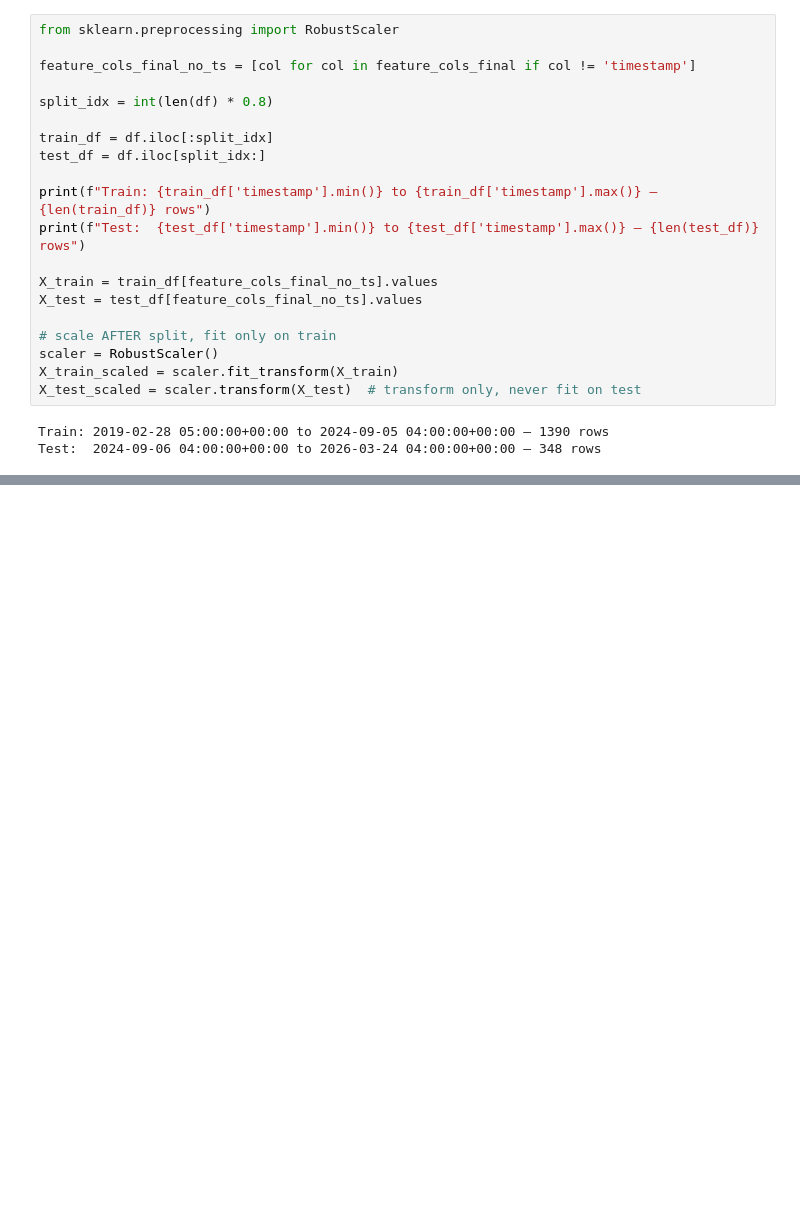
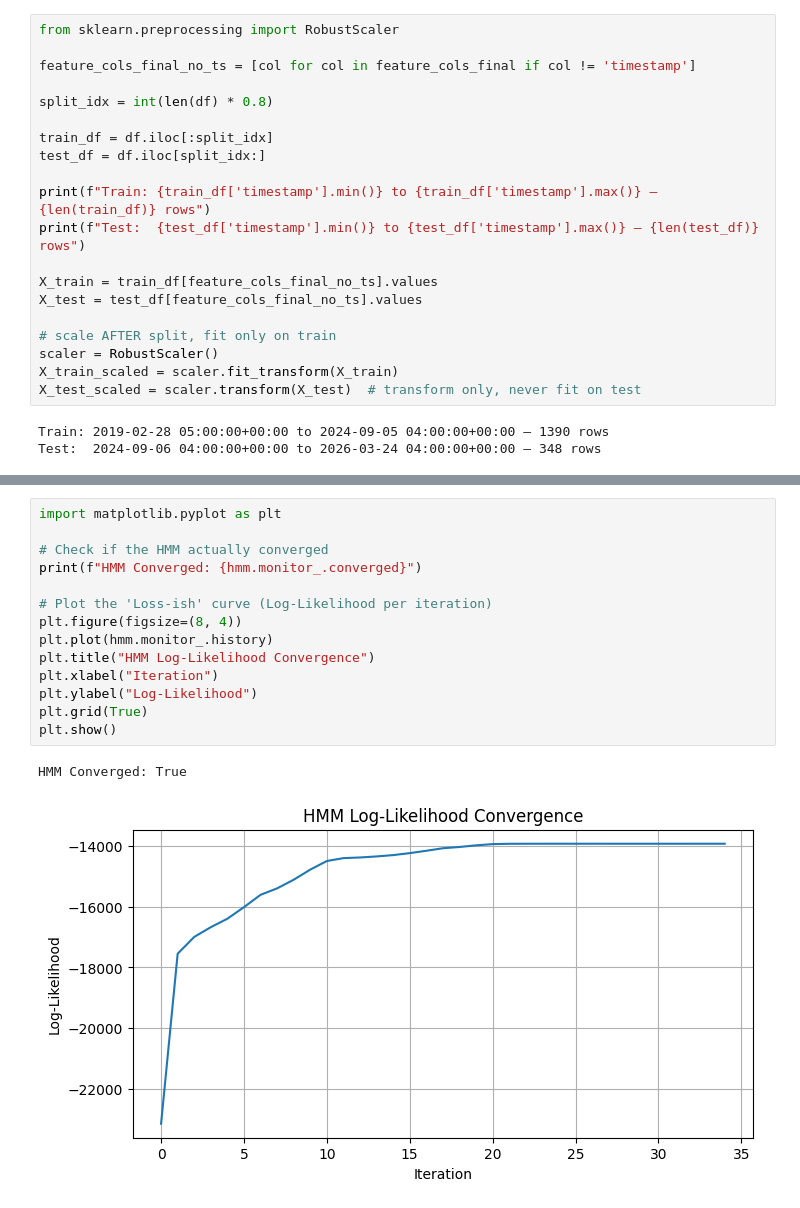
Before and after one commit to jaytar0/market-regime-signal-pipeline, a Jupyter notebook: eda/regime_modeling.ipynb, the cells around one changed output, grey strips where cells are left out. Drawn from its saved outputs; the diff is of its cells as text; blank space fills up the shorter version.

```diff
--- a/eda/regime_modeling.ipynb
+++ b/eda/regime_modeling.ipynb
@@ -569,0 +551,17 @@ Bull/Calm         0.0205      57.3
+# %%
+import matplotlib.pyplot as plt
+
+# Check if the HMM actually converged
+print(f"HMM Converged: {hmm.monitor_.converged}")
+
+# Plot the 'Loss-ish' curve (Log-Likelihood per iteration)
+plt.figure(figsize=(8, 4))
+plt.plot(hmm.monitor_.history)
+plt.title("HMM Log-Likelihood Convergence")
+plt.xlabel("Iteration")
+plt.ylabel("Log-Likelihood")
+plt.grid(True)
+plt.show()
+# %% [output]
+HMM Converged: True
+[figure, added]
```
Also changed, not shown: parts of 8 cells of this notebook, 1 other file.
